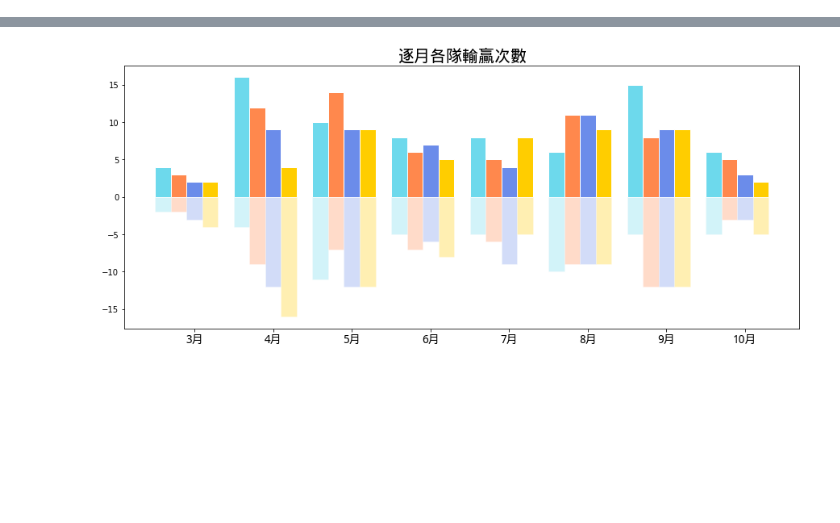
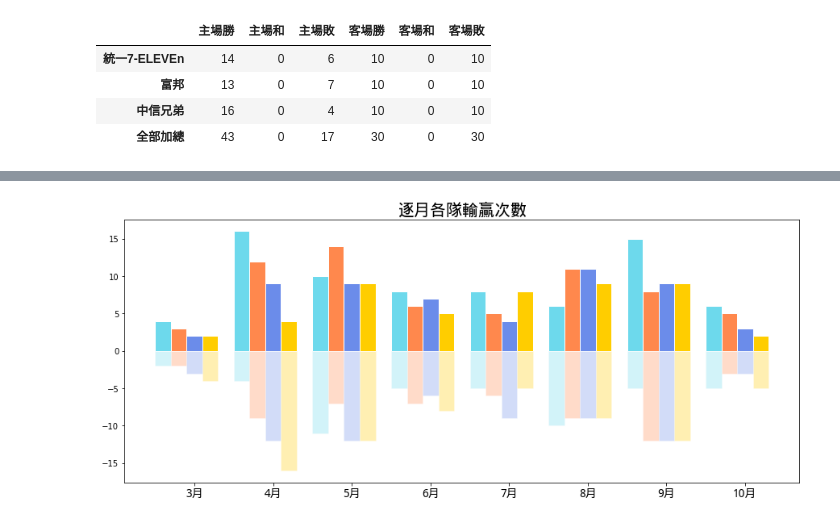
Before and after one commit to U10316043/dataclassSample, a Jupyter notebook: 2018中職球隊分析.ipynb, the cells around one changed output, grey strips where cells are left out. Drawn from its saved outputs; the diff is of its cells as text; code cells hidden in the pictures; blank space fills up the shorter version.

```diff
--- a/2018中職球隊分析.ipynb
+++ b/2018中職球隊分析.ipynb
@@ -298,0 +259,32 @@ drawStadiumPic(usrInputTeam)
+# %%
+import ipywidgets as widgets
+
+teamNumber={'Lamigo':0, '統一7-ELEVEn':1, '富邦':2, '中信兄弟':3}
+dfInputTeam='Lamigo'
+teamSelectDataFrame= widgets.Dropdown(
+    options=['Lamigo', '統一7-ELEVEn', '富邦', '中信兄弟'],
+    value=dfInputTeam,
+    description='選擇隊伍:',
+    disabled=False,
+)
+display(teamSelectDataFrame)
+teamData=copy.deepcopy(teamStatiumScore[dfInputTeam])
+for i in teamData:
+    if i==dfInputTeam:
+        teamData['全部加總'] = teamData.pop(dfInputTeam)
+teamData_frame=pd.DataFrame(teamData, index=['主場勝','主場和','主場敗','客場勝','客場和','客場敗'])
+display(HTML(teamData_frame.T.to_html()))
+def on_value_change(change):
+    clear_output()
+    dfInputTeam= change['new']
+    display(teamSelectDataFrame)
+    '''畫指定隊伍全年主客場與勝負DataFrame表'''
+    teamData=copy.deepcopy(teamStatiumScore[dfInputTeam])
+    for i in teamData:
+        if i==dfInputTeam:
+            teamData['全部加總'] = teamData.pop(dfInputTeam)
+    teamData_frame=pd.DataFrame(teamData, index=['主場勝','主場和','主場敗','客場勝','客場和','客場敗'])
+    display(HTML(teamData_frame.T.to_html()))
+
+teamSelectDataFrame.observe(on_value_change, names='value')
+# %% [output]
@@ -298,0 +292,5 @@ drawStadiumPic(usrInputTeam)
+|  | 主場勝 | 主場和 | 主場敗 | 客場勝 | 客場和 | 客場敗 |
+| 統一7-ELEVEn | 14 | 0 | 6 | 10 | 0 | 10 |
+| 富邦 | 13 | 0 | 7 | 10 | 0 | 10 |
+| 中信兄弟 | 16 | 0 | 4 | 10 | 0 | 10 |
+| 全部加總 | 43 | 0 | 17 | 30 | 0 | 30 |
```
Also changed, not shown: parts of 25 cells of this notebook.
